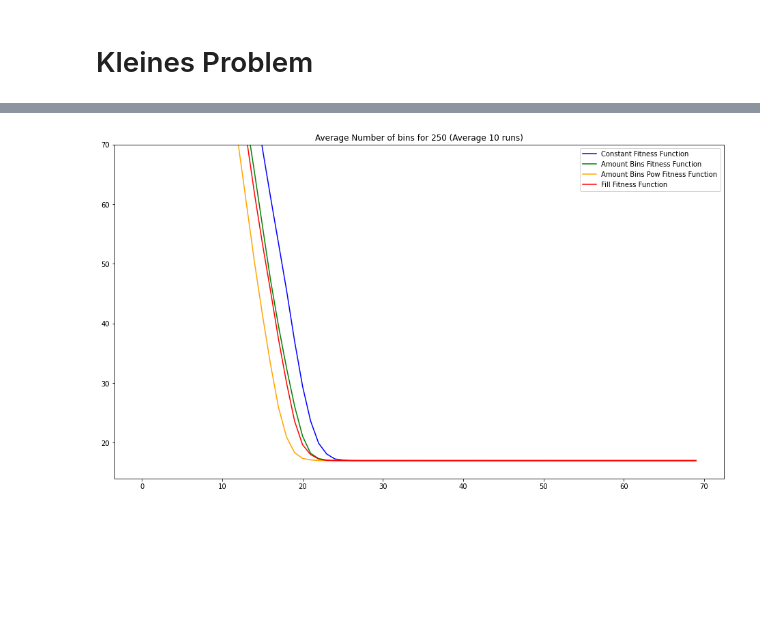
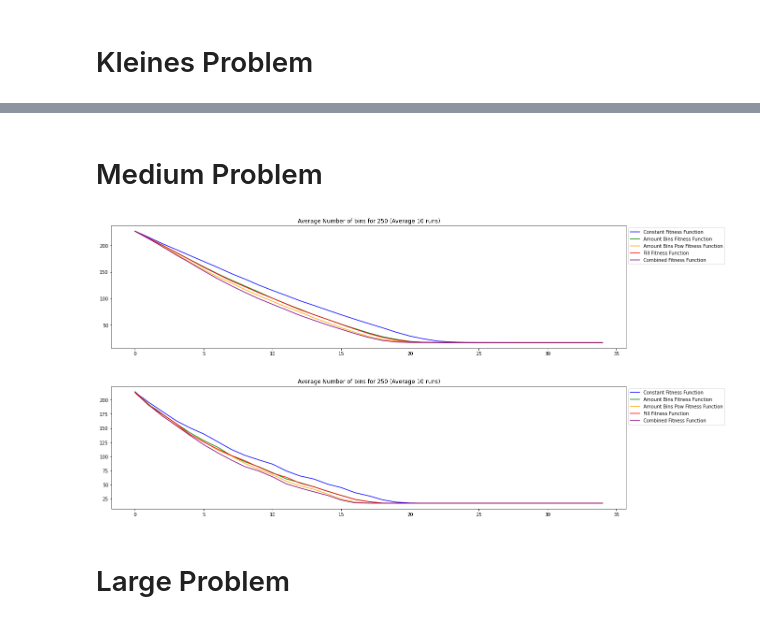
Before and after one commit to schtim/NatureInspiredAlgorithms_Code, a Jupyter notebook: GeneticAlgorithm/TestNotebooks/FitnessFunctionCompare.ipynb, the cells around one changed output, grey strips where cells are left out. Cells and saved outputs as stored; diff of their text form; code cells hidden in the pictures; blank space fills up the shorter version.

Commit message:
Plots angepasst

```diff
--- a/GeneticAlgorithm/TestNotebooks/FitnessFunctionCompare.ipynb
+++ b/GeneticAlgorithm/TestNotebooks/FitnessFunctionCompare.ipynb
@@ -85,41 +115,75 @@ plt.show()
+# %% [markdown]
+# Medium Problem
 # %%
 av_number = 10
-number_generations = 70
+number_generations = 35
+pop_size = 80
+crossover_prob = 0.8
+mutation_prob = 0.05
+fit_heuristic = 'first_fit'
+objects = medium_objects
+container_vol= medium_container[0]
+container_weight= medium_container[1]
+amount_obj = len(medium_objects)
+
 average_vals_const = np.zeros((av_number, number_generations))
 average_vals_amount_bins = np.zeros((av_number, number_generations))
 average_vals_amount_bins_pow = np.zeros((av_number, number_generations))
 average_vals_fill = np.zeros((av_number, number_generations))
+average_vals_combined = np.zeros((av_number, number_generations))
+best_vals_const = np.zeros((av_number, number_generations))
+best_vals_amount_bins = np.zeros((av_number, number_generations))
+best_vals_amount_bins_pow = np.zeros((av_number, number_generations))
+best_vals_fill = np.zeros((av_number, number_generations))
+best_vals_combined = np.zeros((av_number, number_generations))
 
 for index in np.arange(av_number):
-    GA = GeneticAlgorithm(medium_objects, 80, medium_container[0], medium_container[1], 0.8, 0.05, number_generations, 'constant', 'first_fit')
-    _,_, average_vals_const[index], _,_,_ = GA.run()
-    GA = GeneticAlgorithm(medium_objects, 80, medium_container[0], medium_container[1], 0.8, 0.05, number_generations, 'amount_bins', 'first_fit')
-    _,_, average_vals_amount_bins[index], _,_,_ = GA.run()
-    GA = GeneticAlgorithm(medium_objects, 80, medium_container[0], medium_container[1], 0.8, 0.05, number_generations, 'amount_bins_pow', 'first_fit')
-    _,_, average_vals_amount_bins_pow[index], _,_,_ = GA.run()
-    GA = GeneticAlgorithm(medium_objects, 80, medium_container[0], medium_container[1], 0.8, 0.05, number_generations, 'fill', 'first_fit')
-    _,_, average_vals_fill[index], _,_,_ = GA.run()
+    GA = GeneticAlgorithm(objects, pop_size, container_vol, container_weight, crossover_prob, mutation_prob, number_generations, 'constant', fit_heuristic)
+    _,_, average_vals_const[index], best_vals_const[index],_,_ = GA.run()
+    GA = GeneticAlgorithm(objects, pop_size, container_vol, container_weight, crossover_prob, mutation_prob, number_generations, 'amount_bins', fit_heuristic)
+    _,_, average_vals_amount_bins[index], best_vals_amount_bins[index],_,_ = GA.run()
+    GA = GeneticAlgorithm(objects, pop_size, container_vol, container_weight, crossover_prob, mutation_prob, number_generations, 'amount_bins_pow', fit_heuristic)
+    _,_, average_vals_amount_bins_pow[index], best_vals_amount_bins_pow[index],_,_ = GA.run()
+    GA = GeneticAlgorithm(objects, pop_size, container_vol, container_weight, crossover_prob, mutation_prob, number_generations, 'fill', fit_heuristic)
+    _,_, average_vals_fill[index], best_vals_fill[index],_,_ = GA.run()
+    GA = GeneticAlgorithm(objects, pop_size, container_vol, container_weight, crossover_prob, mutation_prob, number_generations, 'combined', fit_heuristic)
+    _,_, average_vals_combined[index], best_vals_combined[index],_,_ = GA.run()
 
 # calc average
 average_vals_const = np.average(average_vals_const, 0)
 average_vals_amount_bins = np.average(average_vals_amount_bins, 0)
 average_vals_amount_bins_pow = np.average(average_vals_amount_bins_pow, 0)
 average_vals_fill = np.average(average_vals_fill, 0)
+average_vals_combined = np.average(average_vals_combined, 0)
+best_vals_const = np.average(best_vals_const, 0)
+best_vals_amount_bins = np.average(best_vals_amount_bins, 0)
+best_vals_amount_bins_pow = np.average(best_vals_amount_bins_pow, 0)
+best_vals_fill = np.average(best_vals_fill, 0)
+best_vals_combined = np.average(best_vals_combined, 0)
 
 # Plot
 x_vals = np.arange(number_generations)
 # Punkte visualisieren
-fig, ax = plt.subplots(1,figsize=(16,9))
-ax.set_title(f'Average Number of bins for {len(medium_objects)} (Average {av_number} runs)')
-ax.set_ylim(14,70)
-ax.plot(x_vals, average_vals_const, color="blue", label = 'Constant Fitness Function')
-ax.plot(x_vals, average_vals_amount_bins, color="green", label = 'Amount Bins Fitness Function')
-ax.plot(x_vals, average_vals_amount_bins_pow, color="orange", label = 'Amount Bins Pow Fitness Function')
-ax.plot(x_vals, average_vals_fill, color="red", label = 'Fill Fitness Function')
-
-plt.legend()
+fig, ax = plt.subplots(2,figsize=(16,9))
+fig.tight_layout(h_pad=6)
+ax[0].set_title(f'Average Number of bins for {amount_obj} (Average {av_number} runs)')
+ax[0].plot(x_vals, average_vals_const, color="blue", label = 'Constant Fitness Function')
+ax[0].plot(x_vals, average_vals_amount_bins, color="green", label = 'Amount Bins Fitness Function')
+ax[0].plot(x_vals, average_vals_amount_bins_pow, color="orange", label = 'Amount Bins Pow Fitness Function')
+ax[0].plot(x_vals, average_vals_fill, color="red", label = 'Fill Fitness Function')
+ax[0].plot(x_vals, average_vals_combined, color="purple", label = 'Combined Fitness Function')
+ax[0].legend(bbox_to_anchor=(1,1), loc="upper left")
+ax[1].set_title(f'Average Number of bins for {amount_obj} (Average {av_number} runs)')
+ax[1].plot(x_vals, best_vals_const, color="blue", label = 'Constant Fitness Function')
+ax[1].plot(x_vals, best_vals_amount_bins, color="green", label = 'Amount Bins Fitness Function')
+ax[1].plot(x_vals, best_vals_amount_bins_pow, color="orange", label = 'Amount Bins Pow Fitness Function')
+ax[1].plot(x_vals, best_vals_fill, color="red", label = 'Fill Fitness Function')
+ax[1].plot(x_vals, best_vals_combined, color="purple", label = 'Combined Fitness Function')
+ax[1].legend(bbox_to_anchor=(1,1), loc="upper left")
 plt.show()
 # %% [output]
-[figure, old version]
+[figure, new version]
+# %% [markdown]
+# Large Problem
 # %%
 av_number = 10
```
Also changed, not shown: parts of 2 cells of this notebook, 5 other files.
